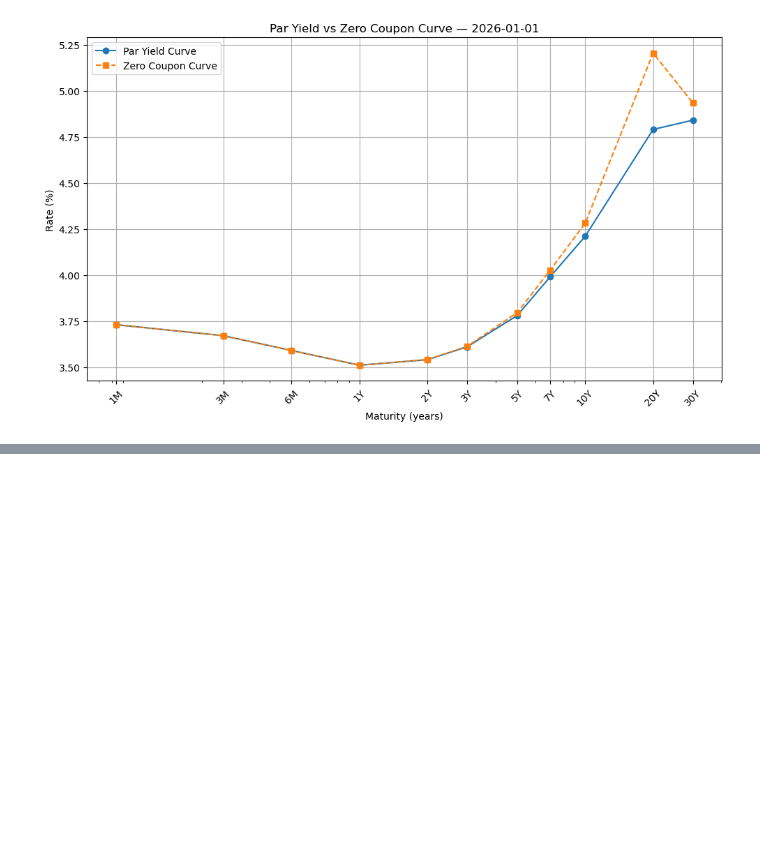
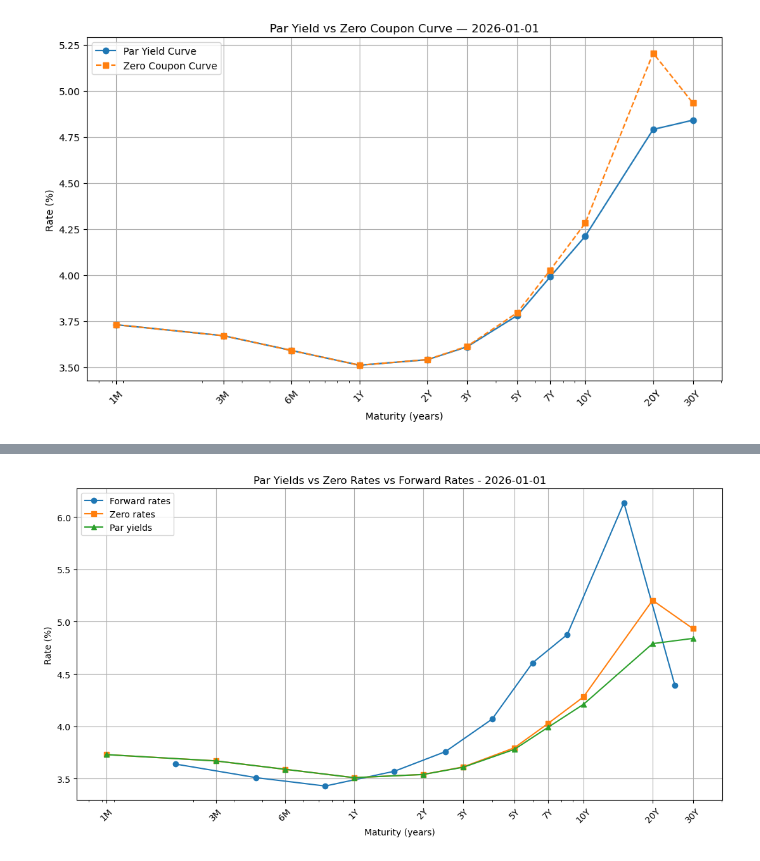
Before and after one commit to naumenko-analytics/treasury-yield-curve, a Jupyter notebook: yield_curve_analysis.ipynb, the cells around one changed output, grey strips where cells are left out. Cells and saved outputs as stored; diff of their text form; code cells hidden in the pictures; blank space fills up the shorter version.

Commit message:
Add forward curve calculation and par/zero/forward visualization

```diff
--- a/yield_curve_analysis.ipynb
+++ b/yield_curve_analysis.ipynb
@@ -182,0 +224,24 @@ fig.savefig('par_vs_zero_curve.png')
+# %%
+# visualization of the forward curve, zero curve, and par yields
+fig, ax = plt.subplots(figsize=(11, 6))
+
+# Forward rates (plot at the midpoint of each period)
+forward_maturities = [(maturities[i-1] + maturities[i]) / 2 for i in range(1, len(maturities))]
+
+ax.plot(forward_maturities, [f*100 for f in forwards], marker='o', label='Forward rates')
+ax.plot(maturities, zero_rates*100, marker='s', label='Zero rates')
+ax.plot(maturities, par_rates_decimal*100, marker='^', label='Par yields')
+
+ax.set_title(f'Par Yields vs Zero Rates vs Forward Rates - {date}')
+ax.set_xlabel('Maturity (years)')
+ax.set_ylabel('Rate (%)')
+ax.set_xscale('log')
+ax.set_xticks(maturities)
+ax.set_xticklabels(maturity_labels, rotation=45)
+ax.legend()
+ax.grid(True)
+fig.tight_layout()
+fig.savefig('par_zero_forward_curve.png', dpi=150, bbox_inches='tight')
+plt.show()
+# %% [output]
+[figure, added]
```
Also changed, not shown: parts of 5 cells of this notebook, 1 other file.
